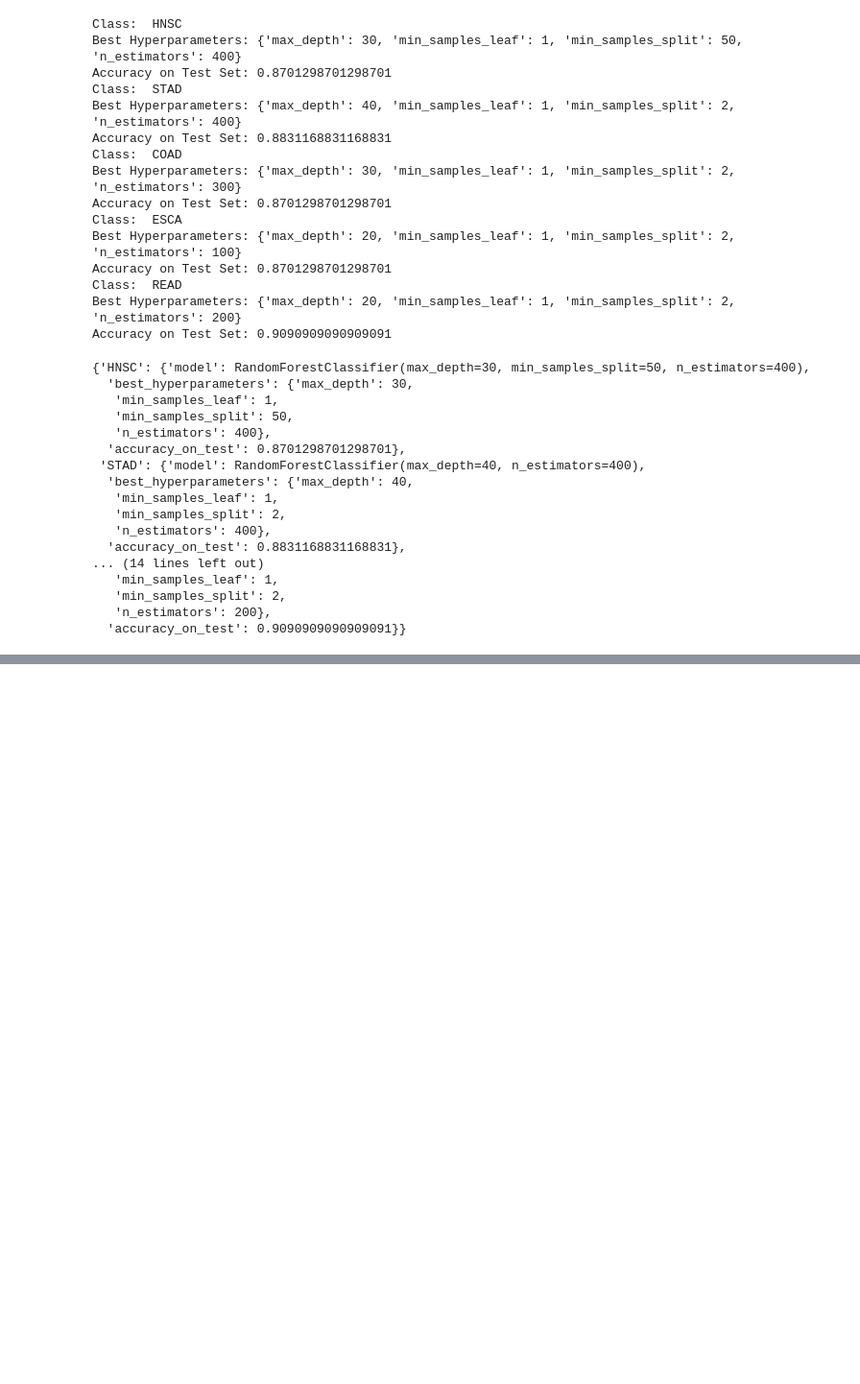
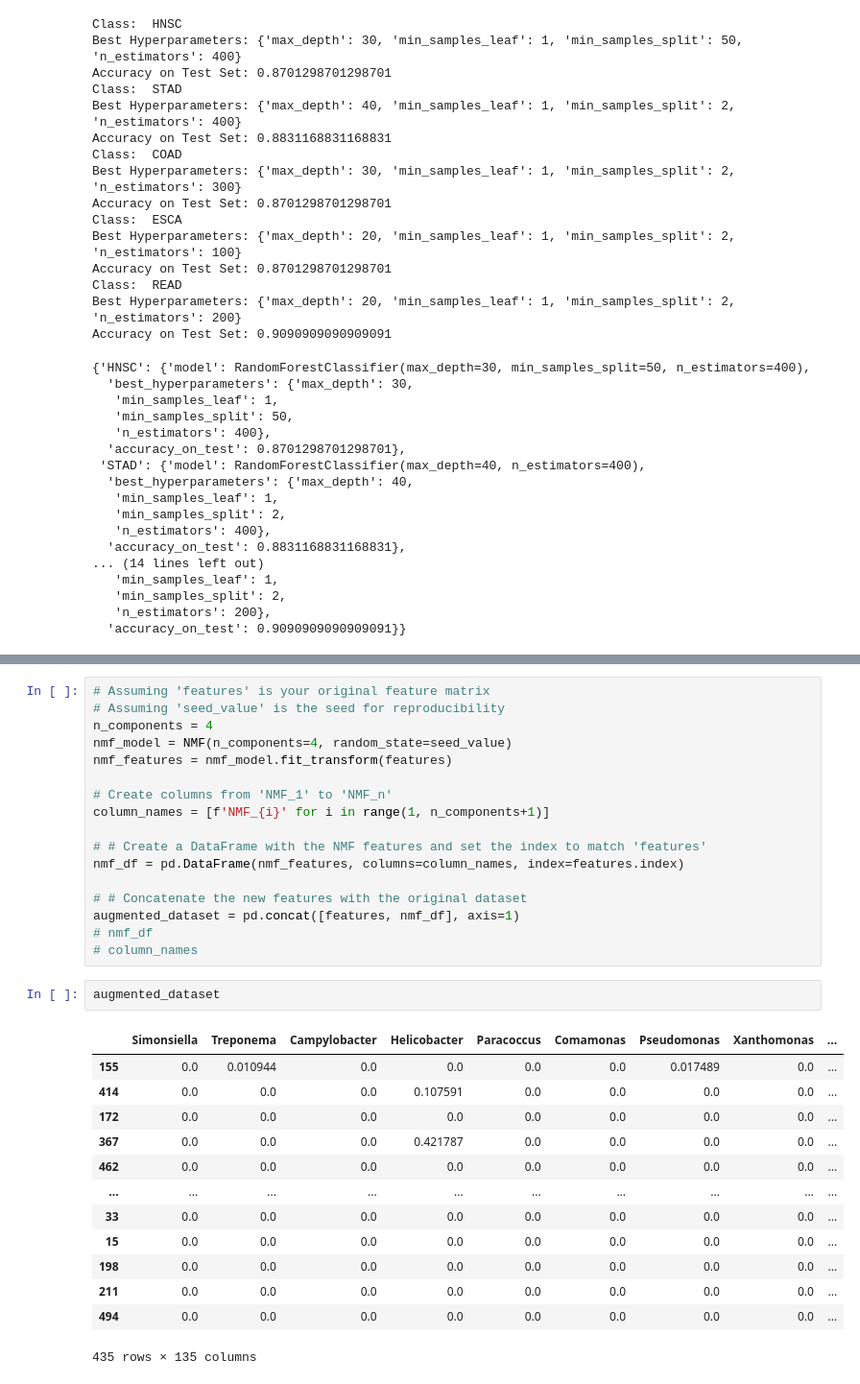
Before and after one commit to gianclbal/ml_microbiome_based_cancer_prediction, a Jupyter notebook: eda.ipynb, the cells around one changed output, grey strips where cells are left out. Shown at 96% size. Cells and saved outputs as stored; diff of their text form; blank space fills up the shorter version.

Commit message:
Update notebook and performance data

```diff
--- a/eda.ipynb
+++ b/eda.ipynb
@@ -391 +783,34 @@ Accuracy on Test Set: 0.9090909090909091
+# %%
+# Assuming 'features' is your original feature matrix
+# Assuming 'seed_value' is the seed for reproducibility
+n_components = 4
+nmf_model = NMF(n_components=4, random_state=seed_value)
+nmf_features = nmf_model.fit_transform(features)
+
+# Create columns from 'NMF_1' to 'NMF_n'
+column_names = [f'NMF_{i}' for i in range(1, n_components+1)]
+
+# # Create a DataFrame with the NMF features and set the index to match 'features'
+nmf_df = pd.DataFrame(nmf_features, columns=column_names, index=features.index)
+
+# # Concatenate the new features with the original dataset
+augmented_dataset = pd.concat([features, nmf_df], axis=1)
+# nmf_df
+# column_names
+# %%
+augmented_dataset
+# %% [output]
+|  | Simonsiella | Treponema | Campylobacter | Helicobacter | Paracoccus | Comamonas | Pseudomonas | Xanthomonas | ... |
+| 155 | 0.0 | 0.010944 | 0.0 | 0.0 | 0.0 | 0.0 | 0.017489 | 0.0 | ... |
+| 414 | 0.0 | 0.0 | 0.0 | 0.107591 | 0.0 | 0.0 | 0.0 | 0.0 | ... |
+| 172 | 0.0 | 0.0 | 0.0 | 0.0 | 0.0 | 0.0 | 0.0 | 0.0 | ... |
+| 367 | 0.0 | 0.0 | 0.0 | 0.421787 | 0.0 | 0.0 | 0.0 | 0.0 | ... |
+| 462 | 0.0 | 0.0 | 0.0 | 0.0 | 0.0 | 0.0 | 0.0 | 0.0 | ... |
+| ... | ... | ... | ... | ... | ... | ... | ... | ... | ... |
+| 33 | 0.0 | 0.0 | 0.0 | 0.0 | 0.0 | 0.0 | 0.0 | 0.0 | ... |
+| 15 | 0.0 | 0.0 | 0.0 | 0.0 | 0.0 | 0.0 | 0.0 | 0.0 | ... |
+| 198 | 0.0 | 0.0 | 0.0 | 0.0 | 0.0 | 0.0 | 0.0 | 0.0 | ... |
+| 211 | 0.0 | 0.0 | 0.0 | 0.0 | 0.0 | 0.0 | 0.0 | 0.0 | ... |
+| 494 | 0.0 | 0.0 | 0.0 | 0.0 | 0.0 | 0.0 | 0.0 | 0.0 | ... |
+435 rows × 135 columns
 # %%
```
Also changed, not shown: parts of 27 cells of this notebook, 1 other file.
